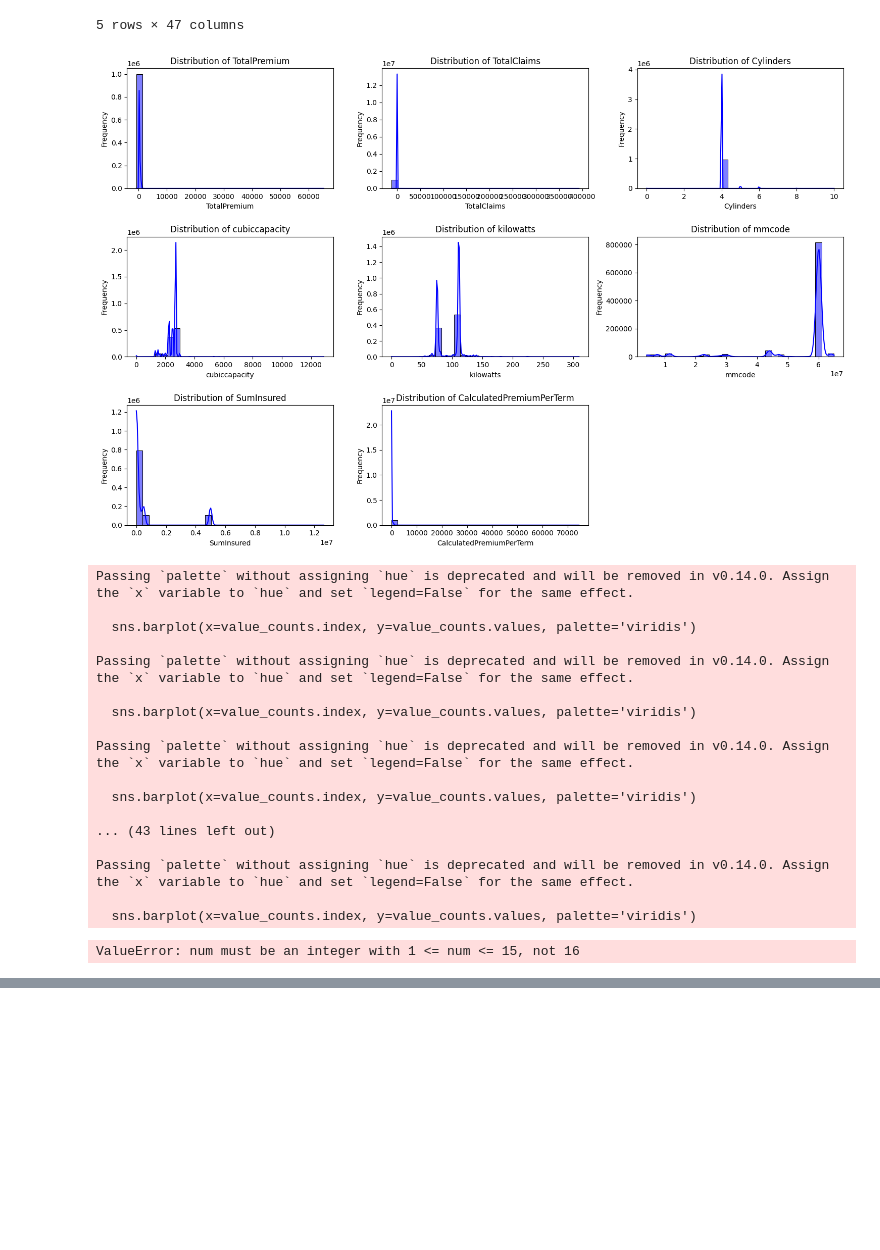
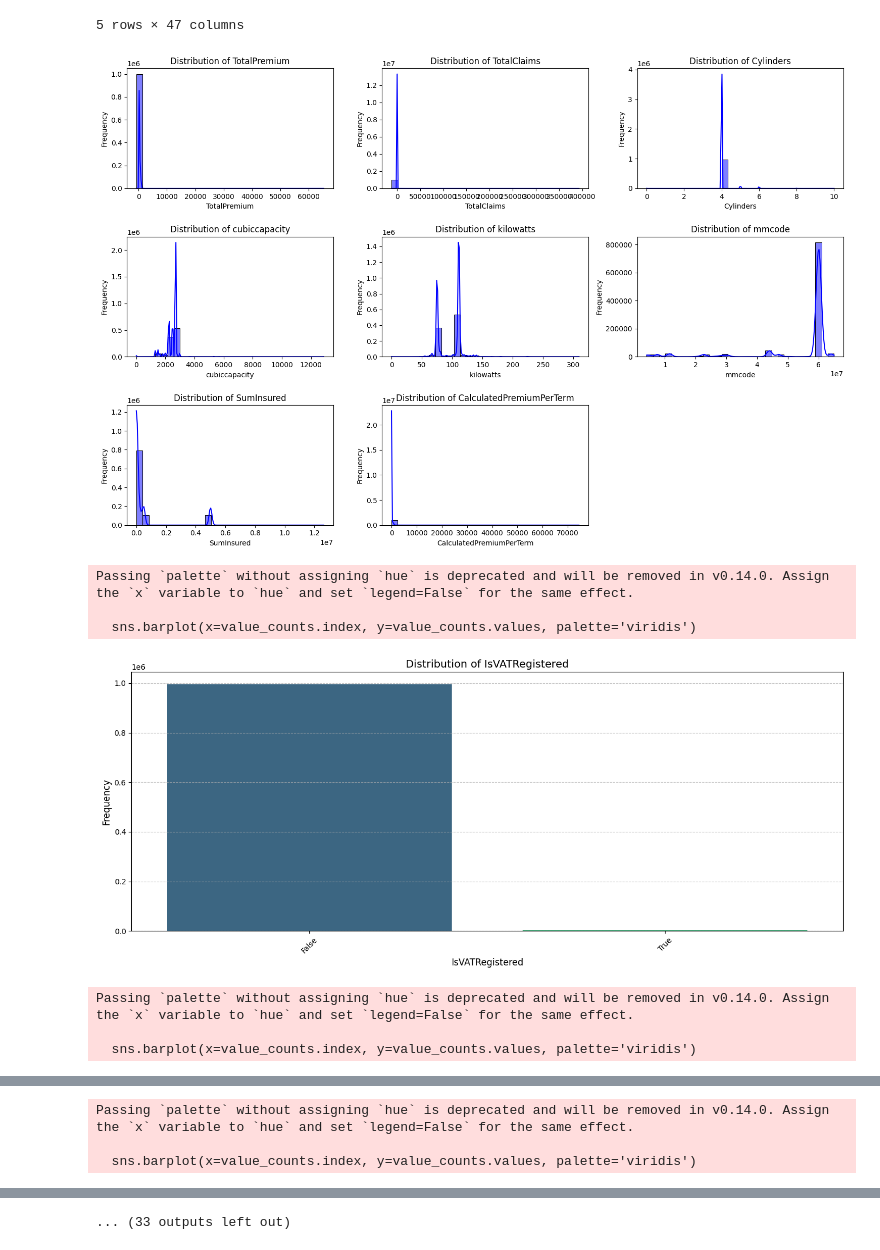
Before and after one commit to yohannesalex/AlphaCare-Insurance-Solutions, a Jupyter notebook: notebooks/EDA_AlphaCare.ipynb, the cells around one changed output, grey strips where cells are left out. Drawn from its saved outputs; the diff is of its cells as text; code cells hidden in the pictures; blank space fills up the shorter version.

```diff
--- a/notebooks/EDA_AlphaCare.ipynb
+++ b/notebooks/EDA_AlphaCare.ipynb
@@ -157,54 +186,45 @@ numerical_columns = [
     'TotalPremium', 'TotalClaims', 'Cylinders', 'cubiccapacity',
     'kilowatts', 'mmcode', 'SumInsured', 'CalculatedPremiumPerTerm'
 ]
 categorical_columns = [
     'IsVATRegistered', 'Citizenship', 'LegalType', 'Title', 'Language',
     'Bank', 'AccountType', 'MaritalStatus', 'Gender', 'Province',
     'MainCrestaZone', 'ItemType', 'VehicleType', 'bodytype',
     'AlarmImmobiliser', 'TrackingDevice', 'NewVehicle', 'WrittenOff',
     'CoverCategory', 'CoverType', 'CoverGroup', 'Product'
 ]
 
 # Plot histograms for numerical columns
 plt.figure(figsize=(15, 10))
 for i, col in enumerate(numerical_columns, 1):
     plt.subplot(3, 3, i)
     sns.histplot(cleaned_data[col], kde=True, bins=30, color='blue')
     plt.title(f'Distribution of {col}')
     plt.xlabel(col)
     plt.ylabel('Frequency')
 plt.tight_layout()
 plt.show()
 
 # Plot bar charts for categorical columns (limiting to top 10 categories for clarity)
-plt.figure(figsize=(15, 10))
+# Iterate through categorical columns to create bar charts
 for i, col in enumerate(categorical_columns, 1):
-    plt.subplot(5, 3, i)
-    value_counts = cleaned_data[col].value_counts().head(10)
+    plt.figure(figsize=(14, 6))  # Increase the figure size
+    value_counts = data[col].value_counts()
     sns.barplot(x=value_counts.index, y=value_counts.values, palette='viridis')
-    plt.title(f'Distribution of {col}')
-    plt.xlabel(col)
-    plt.ylabel('Count')
-    plt.xticks(rotation=45)
-plt.tight_layout()
-plt.show()
+    plt.title(f'Distribution of {col}', fontsize=14)
+    plt.xlabel(col, fontsize=12)
+    plt.ylabel('Frequency', fontsize=12)
+    plt.xticks(rotation=45, fontsize=10)  # Rotate x-axis labels to avoid overlap
+    plt.yticks(fontsize=10)  # Adjust y-axis font size
+    plt.grid(axis='y', linestyle='--', alpha=0.7)  # Add a grid for better readability
+    plt.tight_layout()  # Ensure the layout adjusts to prevent overlap
+    plt.show()
 # %% [output]
 [figure]
 Passing `palette` without assigning `hue` is deprecated and will be removed in v0.14.0. Assign the `x` variable to `hue` and set `legend=False` for the same effect.
 
   sns.barplot(x=value_counts.index, y=value_counts.values, palette='viridis')
-
-Passing `palette` without assigning `hue` is deprecated and will be removed in v0.14.0. Assign the `x` variable to `hue` and set `legend=False` for the same effect.
-
-  sns.barplot(x=value_counts.index, y=value_counts.values, palette='viridis')
-
-Passing `palette` without assigning `hue` is deprecated and will be removed in v0.14.0. Assign the `x` variable to `hue` and set `legend=False` for the same effect.
-
-  sns.barplot(x=value_counts.index, y=value_counts.values, palette='viridis')
-
-... (43 lines left out)
-
-Passing `palette` without assigning `hue` is deprecated and will be removed in v0.14.0. Assign the `x` variable to `hue` and set `legend=False` for the same effect.
-
-  sns.barplot(x=value_counts.index, y=value_counts.values, palette='viridis')
+[figure, new version]
-ValueError: num must be an integer with 1 <= num <= 15, not 16
+Passing `palette` without assigning `hue` is deprecated and will be removed in v0.14.0. Assign the `x` variable to `hue` and set `legend=False` for the same effect.
+
+  sns.barplot(x=value_counts.index, y=value_counts.values, palette='viridis')
@@ -211,0 +232,3 @@ ValueError: num must be an integer with 1 <= num <= 15, not 16
+Passing `palette` without assigning `hue` is deprecated and will be removed in v0.14.0. Assign the `x` variable to `hue` and set `legend=False` for the same effect.
+
+  sns.barplot(x=value_counts.index, y=value_counts.values, palette='viridis')
@@ -211,0 +247 @@ ValueError: num must be an integer with 1 <= num <= 15, not 16
+... (33 outputs left out)
```
Also changed, not shown: parts of 4 cells of this notebook.
